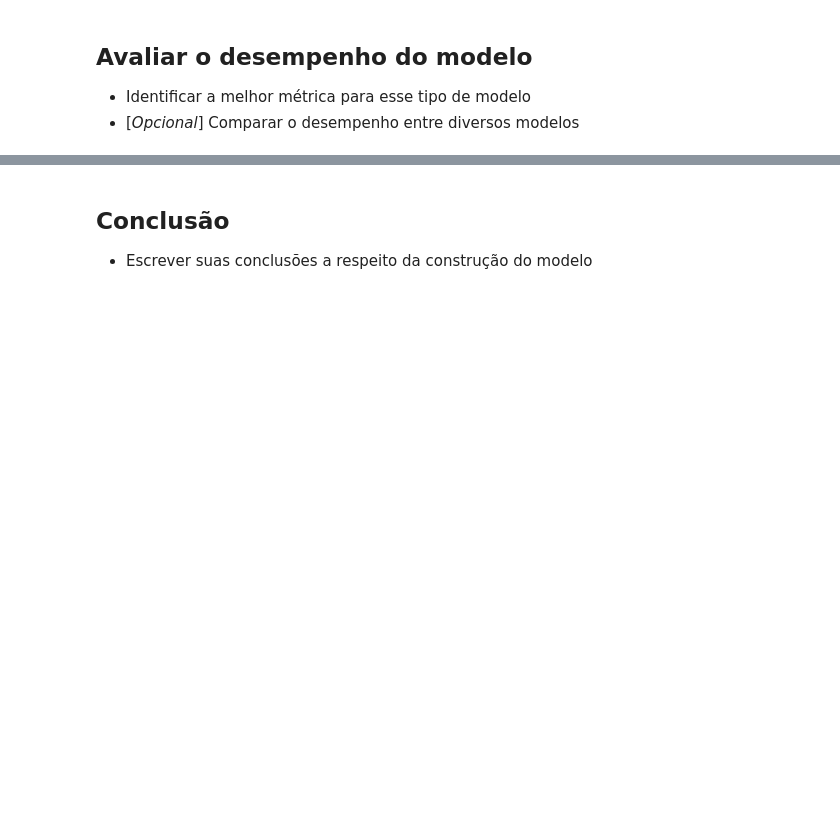
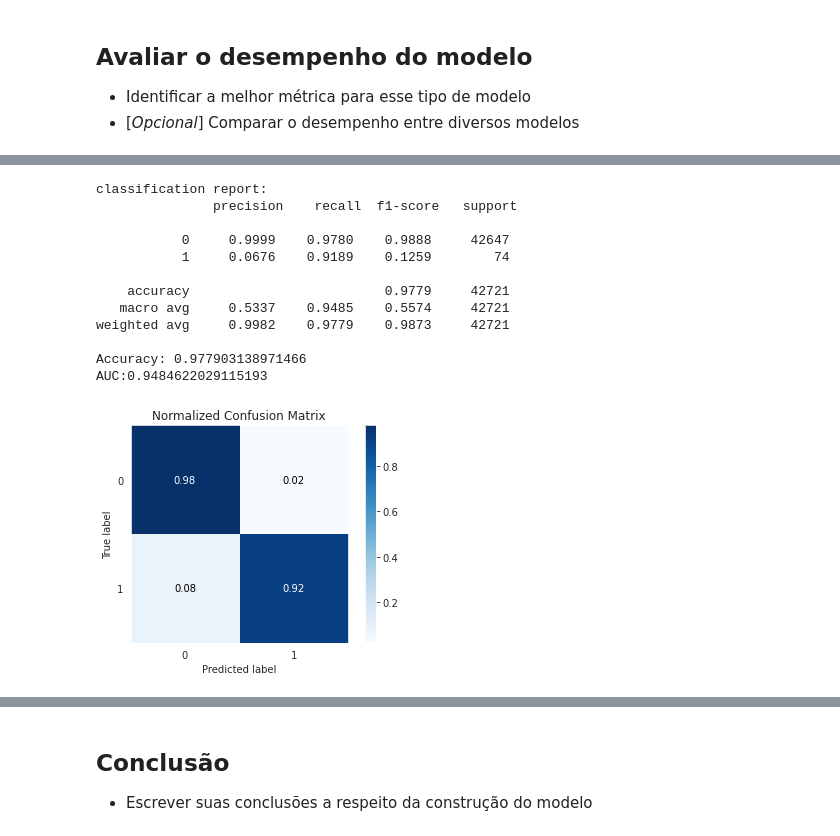
Before and after one commit to JoaoSiqueiraDS/DS_Days, a Jupyter notebook: [Template]_Detecção_de_Fraude_em_Cartões_de_Crédito.ipynb, the cells around one changed output, grey strips where cells are left out. Drawn from its saved outputs; the diff is of its cells as text; code cells hidden in the pictures; blank space fills up the shorter version.

```diff
--- a/[Template]_Detecção_de_Fraude_em_Cartões_de_Crédito.ipynb
+++ b/[Template]_Detecção_de_Fraude_em_Cartões_de_Crédito.ipynb
@@ -67,6 +71,10 @@ file_path = "https://www.dropbox.com/s/b44o3t3ehmnx2b7/creditcard.csv?dl=1"
 # importar os dados para um dataframe
 
 df = pd.read_csv(file_path)
+
+# Creating a test dataset
+
+test = df.sample(frac=0.15, random_state=0)
 # %% [markdown]
 Com os dados importados para dentro de uma estrutura *Dataframe* - e não havendo a necessidade de mais nenhum ajuste ou configuração nesta etapa, pode-se iniciar uma análise exploratória dos dados a fim de preparar um modelo de *Machine Learning*.
 
@@ -331,0 +424,49 @@ y_proba2 = model.predict_proba(X_val)
+# %%
+# Separar variáveis entre X e y
+
+X_test = test_clean.drop('Class', axis=1)
+y_test = test['Class']
+# %%
+# Prediction using both models
+
+# Logistic Regression
+
+y_pred_t1 = model.predict(X_test)
+y_proba_t1 = model.predict_proba(X_test)
+
+# SGD Classifier
+
+y_pred_t2 = model2.predict(X_test)
+#y_proba_t2 = model2.predict_proba(X_test)
+# %%
+# Plotting Logistic Regression model - Test dataset
+
+# Plotting the confusion matrix
+
+skplt.metrics.plot_confusion_matrix(y_test, y_pred_t1, normalize=True)
+
+# Print classification report
+
+print("classification report: \n", classification_report(y_test, y_pred_t1, digits=4))
+
+# Print model accuracy
+
+print("Accuracy: {}".format(accuracy_score(y_test, y_pred_t1)))
+
+# Print area under curve
+
+print('AUC:{}'.format(roc_auc_score(y_test, y_pred_t1)))
+# %% [output]
+classification report:
+               precision    recall  f1-score   support
+
+           0     0.9999    0.9780    0.9888     42647
+           1     0.0676    0.9189    0.1259        74
+
+    accuracy                         0.9779     42721
+   macro avg     0.5337    0.9485    0.5574     42721
+weighted avg     0.9982    0.9779    0.9873     42721
+
+Accuracy: 0.977903138971466
+AUC:0.9484622029115193
+[figure, added]
```
Also changed, not shown: parts of 7 cells of this notebook.
